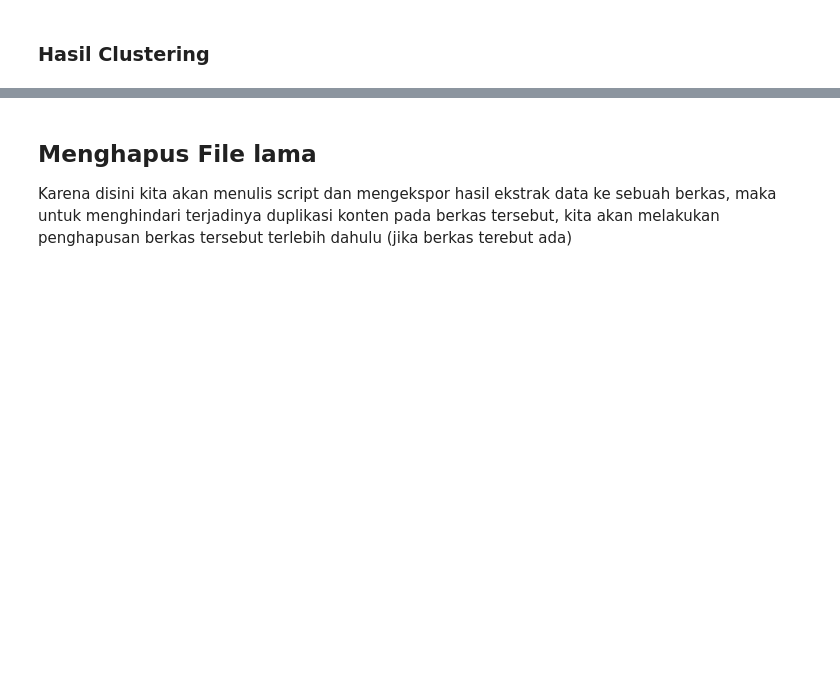
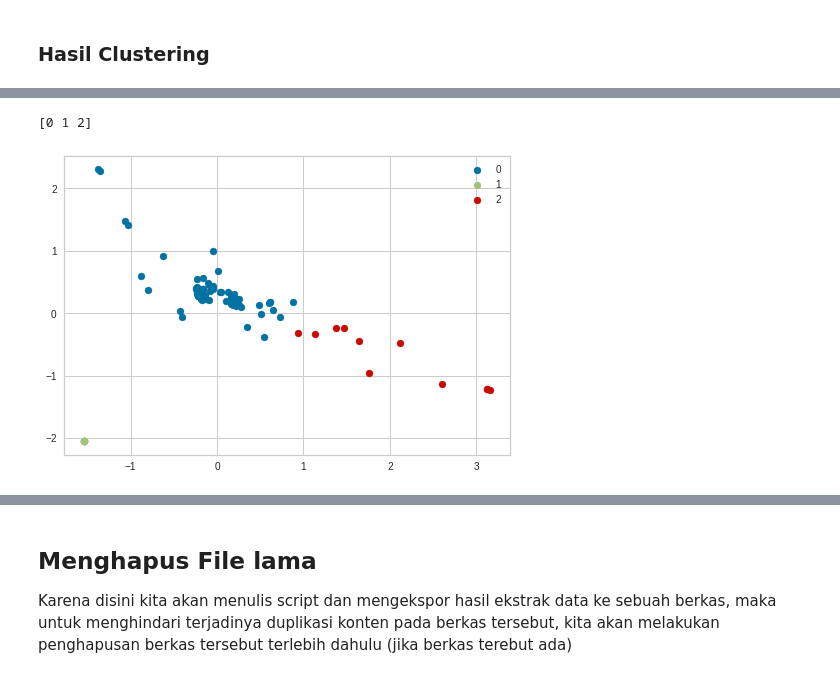
Before and after one commit to smilesense/Web-Mining, a Jupyter notebook: _sources/tugasuts.ipynb, the cells around one changed output, grey strips where cells are left out. Cells and saved outputs as stored; diff of their text form; code cells hidden in the pictures; blank space fills up the shorter version.

```diff
--- a/_sources/tugasuts.ipynb
+++ b/_sources/tugasuts.ipynb
@@ -416,0 +454,3 @@ dfprediksi.head(80)
+# %%
+optimal = visualizer.elbow_value_
+print("Optimal Cluster = ", optimal)
@@ -416,0 +461,11 @@ dfprediksi.head(80)
+# %%
+from sklearn.cluster import KMeans
+
+kmeans =KMeans(n_clusters=optimal)
+kmeans=kmeans.fit(df_fcluster)
+prediksi=kmeans.predict(df_fcluster)
+centroids = kmeans.cluster_centers_
+
+dfprediksi_optimal = pd.DataFrame(prediksi, columns=["Cluster"])
+
+dfprediksi_optimal
@@ -417,3 +486,20 @@ dfprediksi.head(80)
+# %%
+import matplotlib.pyplot as plt
+import numpy as np
+#mendapatkan label unik
+label = kmeans.fit_predict(df_fcluster)
+u_labels = np.unique(label)
+print(u_labels)
+
+#menampilkan hasil dalam bentuk grafik:
+
+for i in u_labels:
+    plt.scatter(df_fcluster[label == i , 0] , df_fcluster[label == i , 1] , label = i)
+plt.legend()
+plt.show()
+# %% [output]
+[0 1 2]
+[figure, added]
 # %% [markdown]
 # **Tugas peringkasan dokumen dari berita online ( link berita bebas) menggunakan metode pagerank**
 
```
Also changed, not shown: parts of 22 cells of this notebook, 6 other files.
